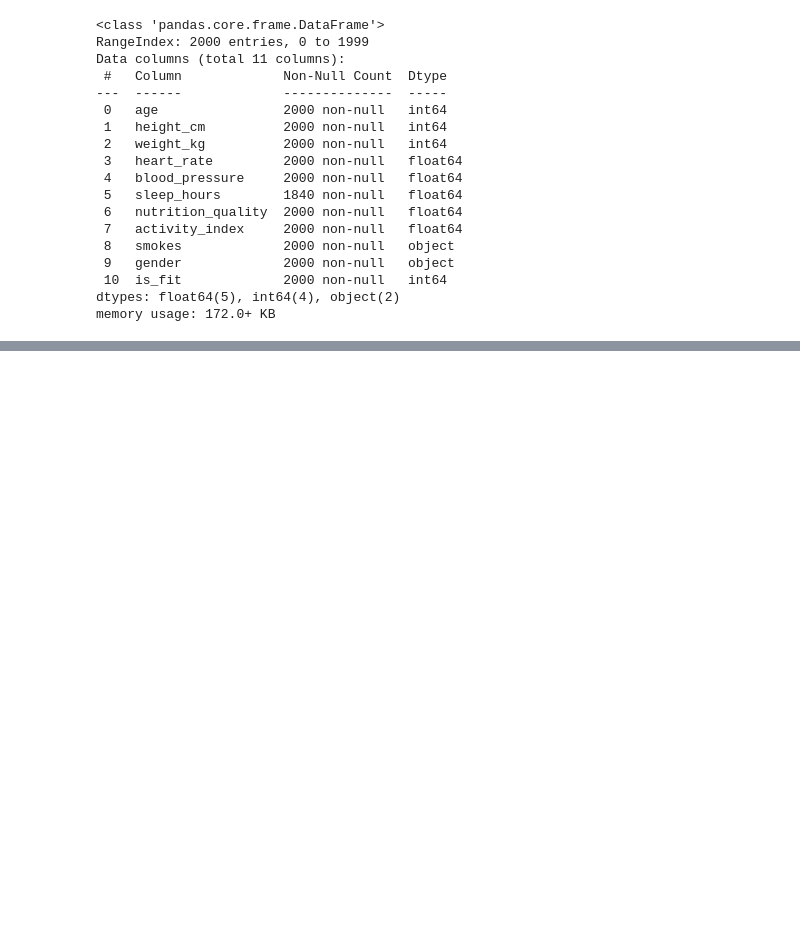
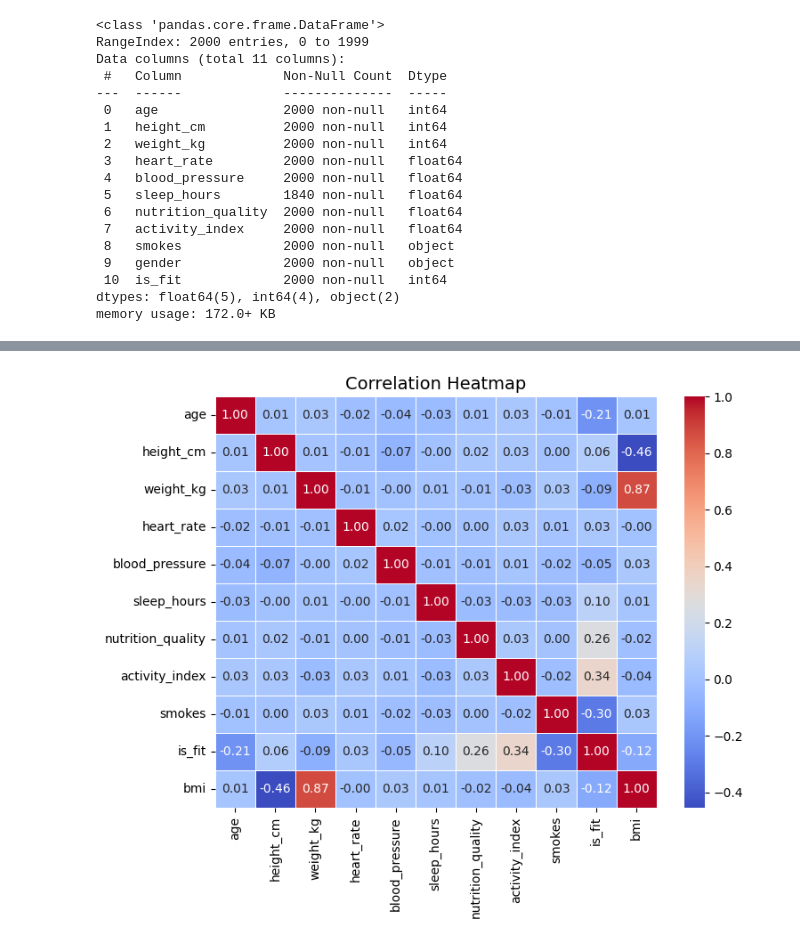
Before and after one commit to pptav0/ds_style_fitness, a Jupyter notebook: style_fitness/notebooks/project_analysis.ipynb, the cells around one changed output, grey strips where cells are left out. Cells and saved outputs as stored; diff of their text form; code cells hidden in the pictures; blank space fills up the shorter version.

```diff
--- a/style_fitness/notebooks/project_analysis.ipynb
+++ b/style_fitness/notebooks/project_analysis.ipynb
@@ -79,0 +276,5 @@ gender: ['F' 'M']
+# %%
+# See correlations
+plot_correlation(data)
+# %% [output]
+[figure, added]
```
Also changed, not shown: parts of 49 cells of this notebook.
